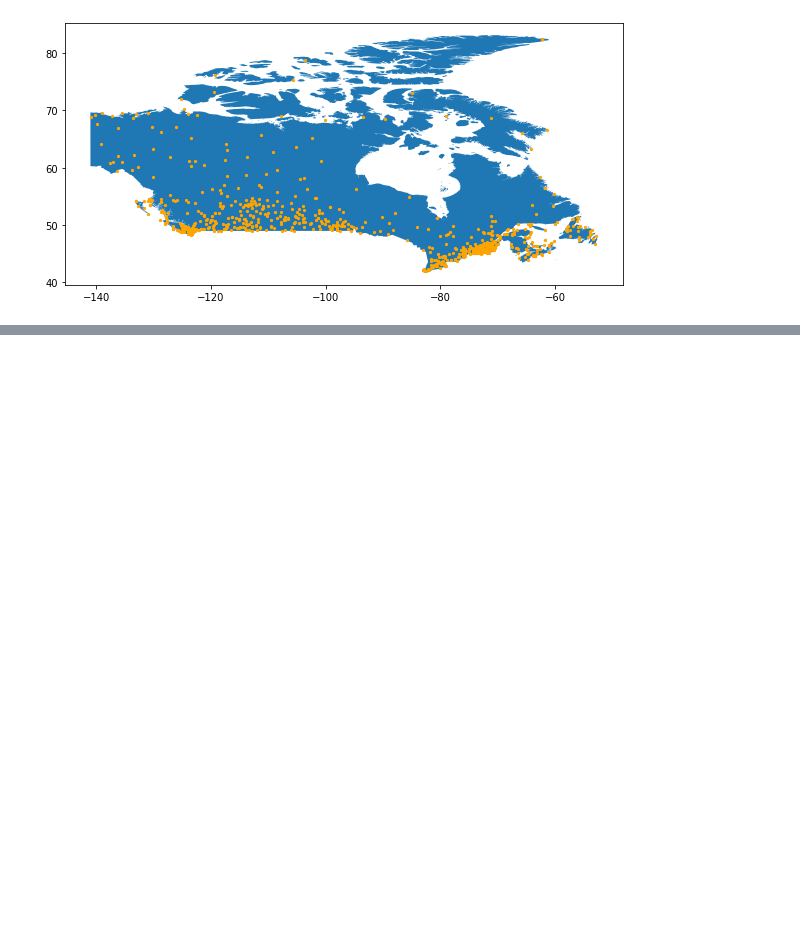
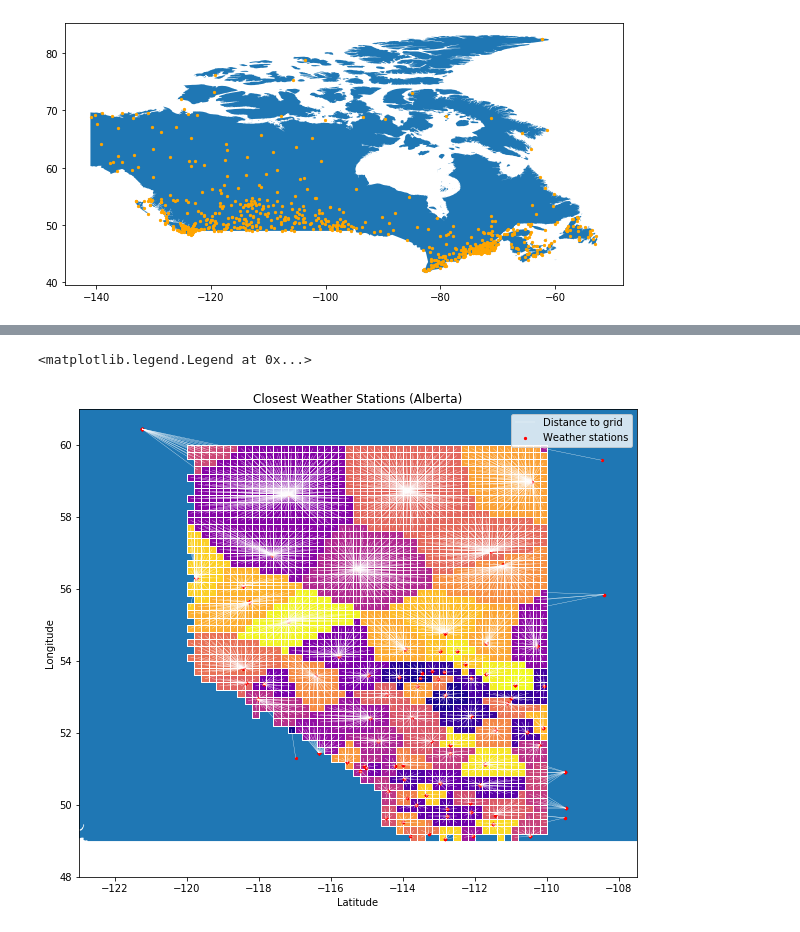
Before and after one commit to ivanzvonkov/forestcasting, a Jupyter notebook: Notebooks/weatherstations.ipynb, the cells around one changed output, grey strips where cells are left out. Cells and saved outputs as stored; diff of their text form; code cells hidden in the pictures; blank space fills up the shorter version.

Commit message:
Add code for mapping station to grid

```diff
--- a/Notebooks/weatherstations.ipynb
+++ b/Notebooks/weatherstations.ipynb
@@ -88,7 +91,7 @@ geometry = [Point(xy)
 gdf = GeoDataFrame(st, geometry=geometry)
 # %%
 # Plot GeoDataFrame to Canada
-world = gpd.read_file('../Data/world2')
+world = gpd.read_file('../Data/World_Shapefile')
 canada = world[world['SOVEREIGNT'] == 'Canada']
 gdf.plot(
     ax=canada.plot(figsize=(10,10)),
@@ -101,0 +156,51 @@ st.to_csv('../Data/Weather/current_station_inventory.csv')
+# %%
+# Set up grid geometry
+def set_shape(row):
+    x = row.LONGITUDE
+    y = row.LATITUDE
+    x2 = row['STATION LONGITUDE']
+    y2 = row['STATION LATITUDE']
+
+    row['box'] = box(x,y,x+0.2, y+0.2)
+    row['line'] = LineString([(x+0.1,y+0.1), (x2,y2)])
+    row['point'] = Point((x2,y2))
+
+    return row
+
+grid_with_shapes = grid.apply(lambda row: set_shape(row), axis=1)
+point_gdf = GeoDataFrame(grid.copy(), geometry=grid_with_shapes['point'])
+box_gdf = GeoDataFrame(grid.copy(), geometry=grid_with_shapes['box'])
+line_gdf = GeoDataFrame(grid.copy(), geometry=grid_with_shapes['line'])
+# %%
+# Plot Canada, zoom in on Alberta
+base = canada.plot(figsize=(10,10))
+base.set_xlim(-123, -107.5)
+base.set_ylim(48, 61)
+
+# Plot grid colors based on station ID
+colors = plt.cm.plasma(np.linspace(0,1,box_gdf['STATION ID'].nunique()))
+color = iter(colors)
+for name, group in box_gdf.groupby('STATION ID'):
+    base = group.plot(ax=base, edgecolor='white', color=next(color))
+
+# Plot lines from each grid to closest weather station
+base = line_gdf.plot(
+    ax=base,
+    color='white',
+    linewidth=0.3,
+    label='Distance to grid')
+
+# Plot weather station points
+base = point_gdf.plot(
+    ax=base,
+    color='red',
+    markersize=5,
+    label='Weather stations');
+
+base.set_xlabel('Latitude')
+base.set_ylabel('Longitude')
+base.set_title('Closest Weather Stations (Alberta)')
+base.legend()
+# %% [output]
+<matplotlib.legend.Legend at 0x...>
+[figure, added]
```
Also changed, not shown: parts of 9 cells of this notebook, 1 other file.
